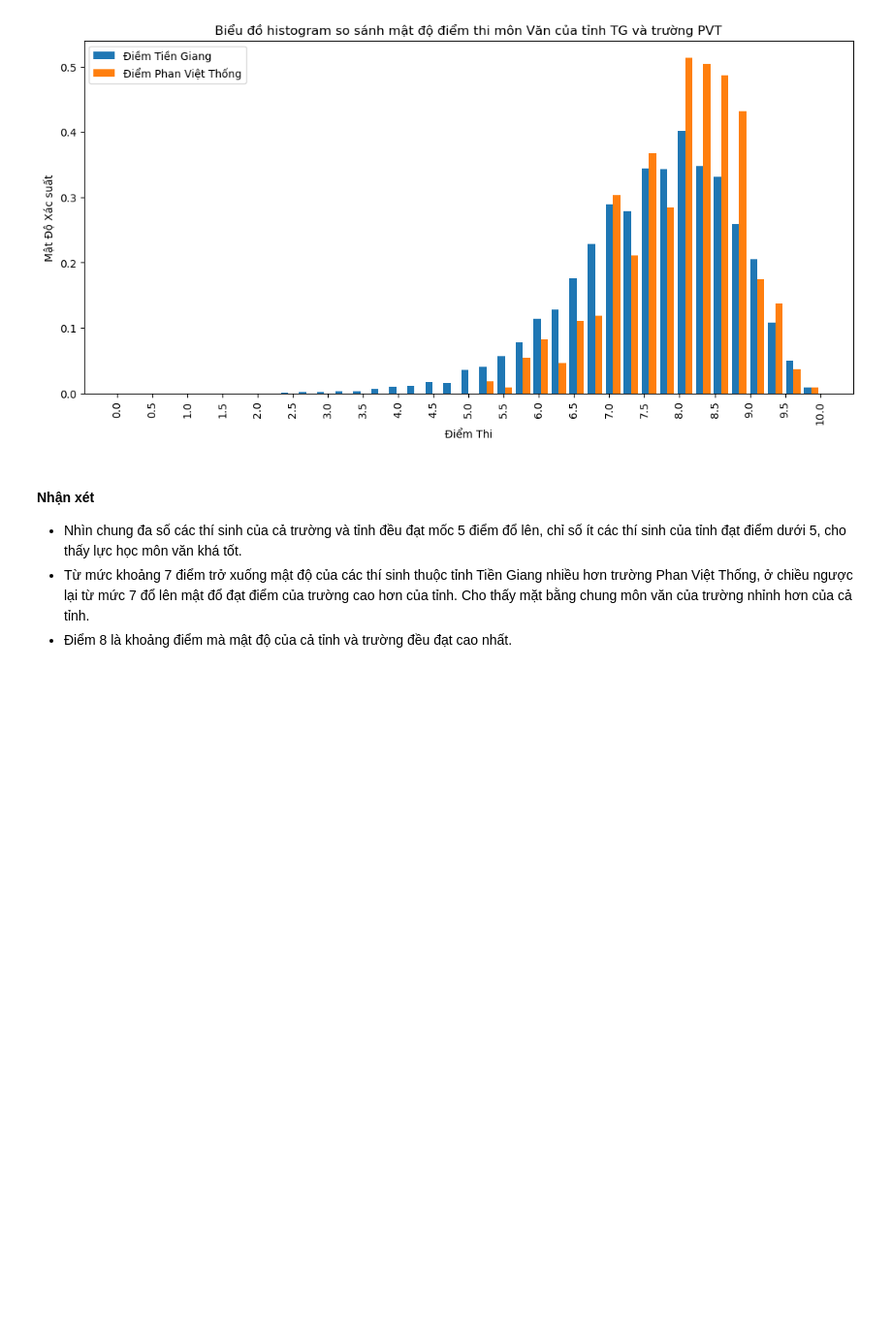
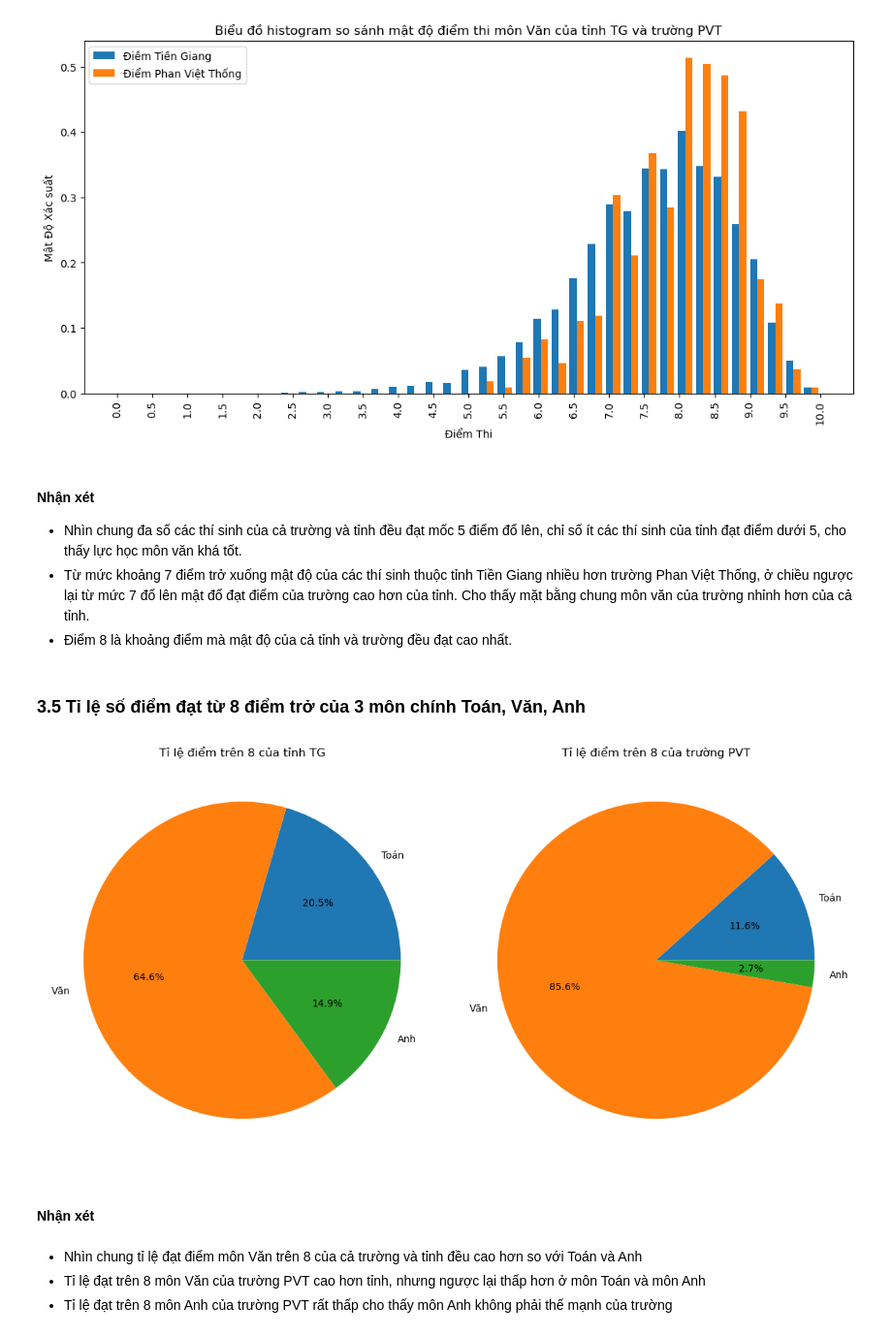
Before and after one commit to nauht1/ScoreAnalysisProject, a Jupyter notebook: Insight.ipynb, the cells around one changed output. Shown at 97% size. Saved outputs shown, nothing was run; the diff lists cells and outputs as text; code cells hidden in the pictures; blank space fills up the shorter version.

```diff
--- a/Insight.ipynb
+++ b/Insight.ipynb
@@ -348,3 +390,40 @@ plt.show()
 - Nhìn chung đa số các thí sinh của cả trường và tỉnh đều đạt mốc 5 điểm đổ lên, chỉ số ít các thí sinh của tỉnh đạt điểm dưới 5, cho thấy lực học môn văn khá tốt.
 - Từ mức khoảng 7 điểm trở xuống mật độ của các thí sinh thuộc tỉnh Tiền Giang nhiều hơn trường Phan Việt Thống, ở chiều ngược lại từ mức 7 đổ lên mật đổ đạt điểm của trường cao hơn của tỉnh. Cho thấy mặt bằng chung môn văn của trường nhỉnh hơn của cả tỉnh.
 - Điểm 8 là khoảng điểm mà mật độ của cả tỉnh và trường đều đạt cao nhất.
+# %% [markdown]
+### 3.5 Tỉ lệ số điểm đạt từ 8 điểm trở của 3 môn chính Toán, Văn, Anh
+# %%
+#Đếm điểm đạt từ 8 các môn
+#TienGiang
+count_toan = diemTG[diemTG['Toan'] >= 8].count()['Toan']
+count_van = diemTG[diemTG['Van'] >= 8].count()['Van']
+count_ngoai_ngu = diemTG[diemTG['Ngoai Ngu'] >= 8].count()['Ngoai Ngu']
+
+#PhanVietThong
+count_toan_pvt = diemPVT[diemPVT['Toan'] >= 8].count()['Toan']
+count_van_pvt = diemPVT[diemPVT['Van'] >= 8].count()['Van']
+count_ngoai_ngu_pvt = diemPVT[diemPVT['Ngoai Ngu'] >= 8].count()['Ngoai Ngu']
+# %%
+plt.figure(figsize=(12, 6))  # Đặt kích thước biểu đồ
+
+subjects = ['Toán', 'Văn', 'Anh']
+scores_set1 = [count_toan, count_van, count_ngoai_ngu]
+scores_set2 = [count_toan_pvt, count_van_pvt, count_ngoai_ngu_pvt]
+
+plt.subplot(1, 2, 1)  # Biểu đồ đầu tiên
+plt.pie(scores_set1, labels=subjects, autopct='%1.1f%%')
+plt.title('Tỉ lệ điểm trên 8 của tỉnh TG')
+
+plt.subplot(1, 2, 2)  # Biểu đồ thứ hai
+plt.pie(scores_set2, labels=subjects, autopct='%1.1f%%')
+plt.title('Tỉ lệ điểm trên 8 của trường PVT')
+
+plt.tight_layout()  # Đảm bảo không bị trùng lấp
+# %% [output]
+[figure, added]
+# %% [markdown]
+#### Nhận xét
+# %% [markdown]
+- Nhìn chung tỉ lệ đạt điểm môn Văn trên 8 của cả trường và tỉnh đều cao hơn so với Toán và Anh
+- Tỉ lệ đạt trên 8 môn Văn của trường PVT cao hơn tỉnh, nhưng ngược lại thấp hơn ở môn Toán và môn Anh
+- Tỉ lệ đạt trên 8 môn Anh của trường PVT rất thấp cho thấy môn Anh không phải thế mạnh của trường
```
Also changed, not shown: parts of 5 cells of this notebook.
